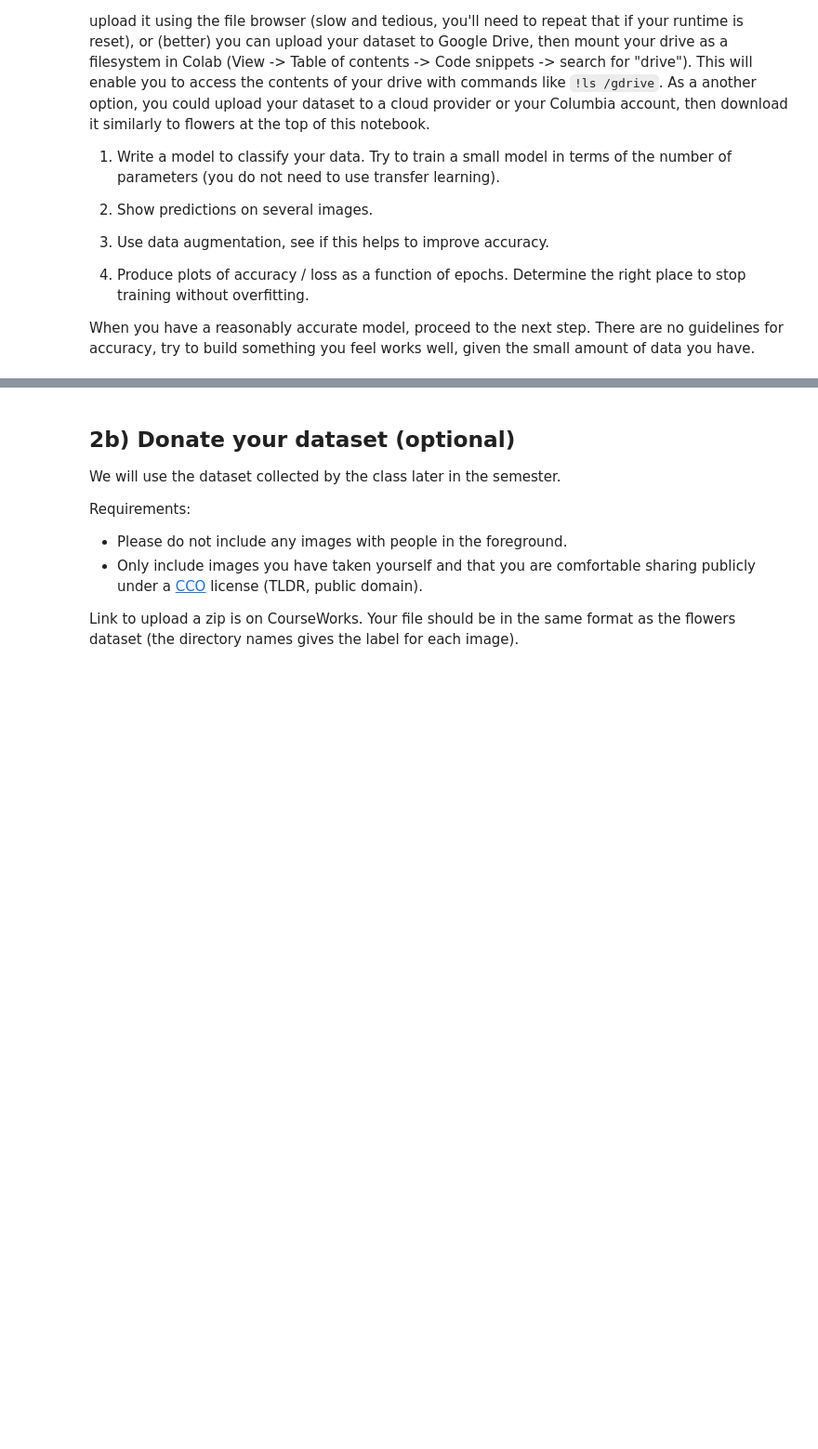
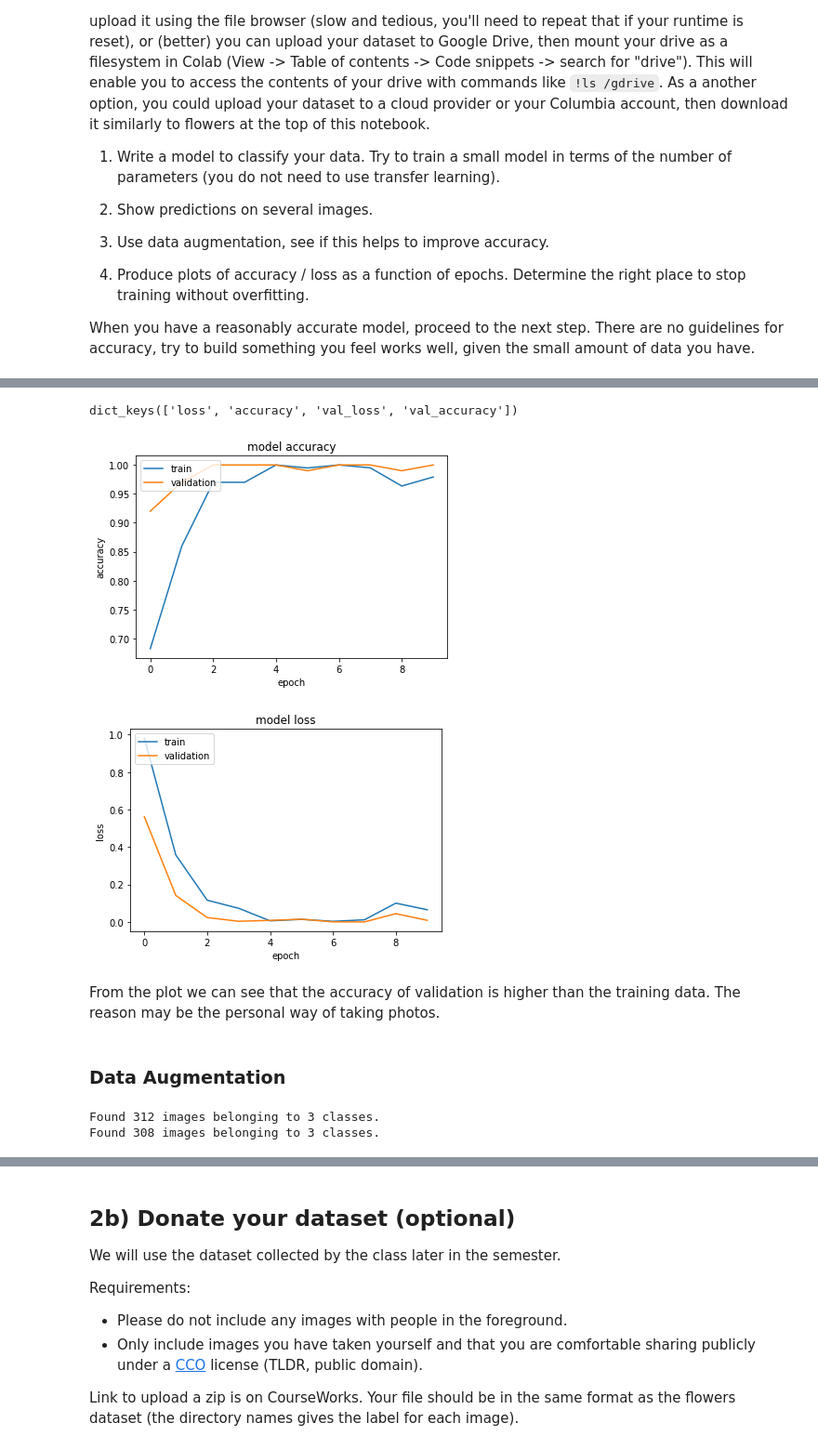
Before and after one commit to yuchu1996/big_data_projects, a Jupyter notebook: a2_1.ipynb, the cells around one changed output, grey strips where cells are left out. Shown at 93% size. Cells and saved outputs as stored; diff of their text form; code cells hidden in the pictures; blank space fills up the shorter version.

```diff
--- a/a2_1.ipynb
+++ b/a2_1.ipynb
@@ -657,0 +669,4 @@ When you have a reasonably accurate model, proceed to the next step. There are n
+# %%
+### the path of different dataset
+base_dir = '/content/gdrive/My Drive/scudata/'
+os.mkdir(base_dir)
@@ -679,0 +871,13 @@ for data_batch, labels_batch in train_generator:
+# %%
+## plot the loss / accuracy of of epoch
+# Compile model
+model.compile(optimizer='adam',
+              loss='categorical_crossentropy',
+              metrics=['accuracy'])
+# Fit the model
+history = model.fit_generator(
+      train_generator,
+      steps_per_epoch=10,
+      epochs=10,
+      validation_data=validation_generator,
+      validation_steps=5)
@@ -679,0 +905,52 @@ for data_batch, labels_batch in train_generator:
+# %%
+
+# list all data in history
+print(history.history.keys())
+# summarize history for accuracy
+plt.plot(history.history['accuracy'])
+plt.plot(history.history['val_accuracy'])
+plt.title('model accuracy')
+plt.ylabel('accuracy')
+plt.xlabel('epoch')
+plt.legend(['train', 'validation'], loc='upper left')
+plt.show()
+# summarize history for loss
+plt.plot(history.history['loss'])
+plt.plot(history.history['val_loss'])
+plt.title('model loss')
+plt.ylabel('loss')
+plt.xlabel('epoch')
+plt.legend(['train', 'validation'], loc='upper left')
+plt.show()
+# %% [output]
+dict_keys(['loss', 'accuracy', 'val_loss', 'val_accuracy'])
+[figure, added]
+[figure, added]
+# %% [markdown]
+From the plot we can see that the accuracy of validation is higher than the training data. The reason may be the personal way of taking photos.
+# %% [markdown]
+### Data Augmentation
+# %%
+train_datagen = ImageDataGenerator(
+    rescale=1./255,
+    rotation_range=90,
+    width_shift_range= 0.3,
+    height_shift_range=0.2,
+    shear_range=0.3,
+    zoom_range=0.2,
+    horizontal_flip=True,
+    fill_mode='nearest')
+test_datagen = ImageDataGenerator(rescale=1./255)
+
+train_generator = train_datagen.flow_from_directory(
+        train_dir,
+        target_size=(150, 150),
+        batch_size=20)
+
+validation_generator = test_datagen.flow_from_directory(
+        validation_dir,
+        target_size=(150, 150),
+        batch_size=20)
+# %% [output]
+Found 312 images belonging to 3 classes.
+Found 308 images belonging to 3 classes.
```
Also changed, not shown: parts of 43 cells of this notebook.
